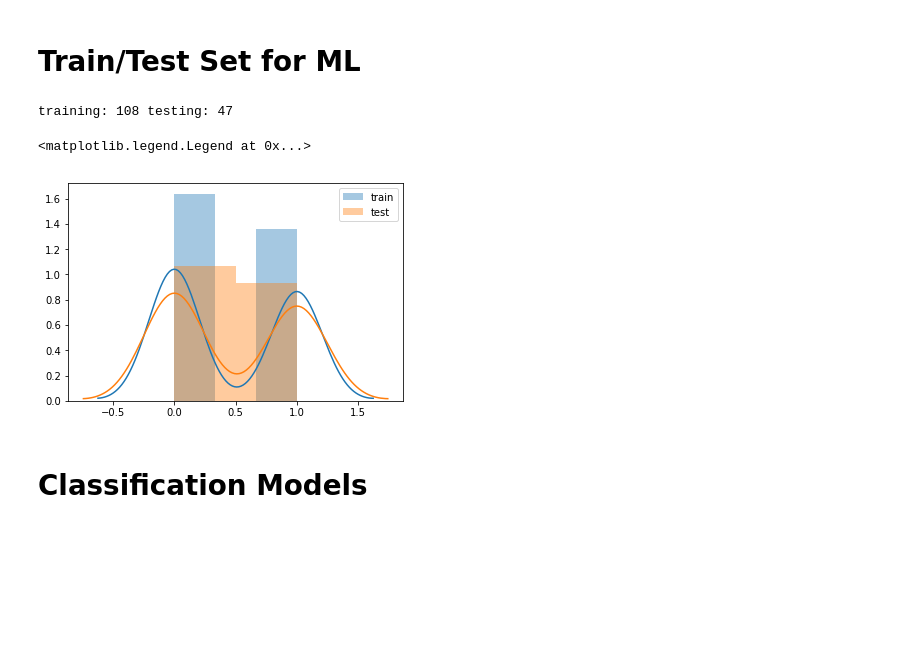
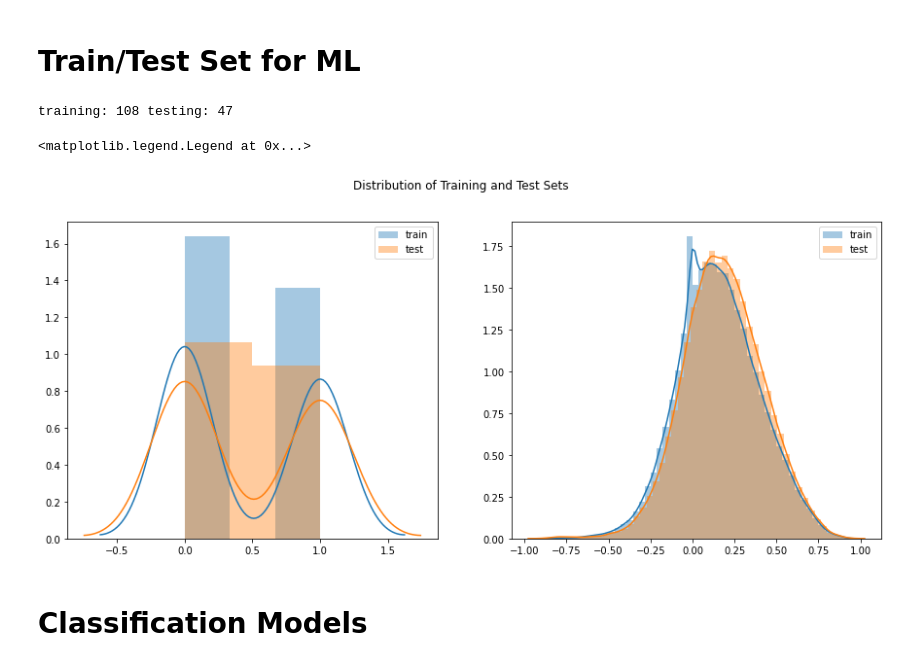
Before and after one commit to brainhack-school2020/tjays7_fmri, a Jupyter notebook: Gender-Classification-fMRI.ipynb, the cells around one changed output. Saved outputs shown, nothing was run; the diff lists cells and outputs as text; code cells hidden in the pictures; blank space fills up the shorter version.

```diff
--- a/Gender-Classification-fMRI.ipynb
+++ b/Gender-Classification-fMRI.ipynb
@@ -284,7 +298,7 @@ from sklearn.model_selection import train_test_split
 # Split the sample to training/validation with a 70/30 ratio, and
 # stratify by df_labels, and also shuffle the data.
 
-def train_val_sets (df_features, df_labels):
+def train_test_sets (df_features, df_labels):
     X_train, X_val, y_train, y_val = train_test_split(
                                                     df_features, # x
                                                     df_labels.values, # y
@@ -305,19 +319,25 @@ def train_val_sets (df_features, df_labels):
 
     print('training:', len(X_train), 'testing:', len(X_val))
     return X_train, X_val, y_train, y_val
-# %% [output]
-training: 108 testing: 47
 # %%
-X_train, X_val, y_train, y_val = train_val_sets(df_features, df_labels)
+X_train, X_test, y_train, y_test = train_test_sets(df_features, df_labels)
+# %% [output]
+training: 108 testing: 47
-# %%
-# Plotting distribution of y_train and y_test samples
-
-sns.distplot(y_train,label='train')
-sns.distplot(y_val,label='val')
-plt.legend()
-# %% [output]
-<matplotlib.legend.Legend at 0x...>
-[figure, removed]
+# %%
+# Plotting distribution of Training and Test samples
+
+fig, ax = plt.subplots(1, 2, figsize = (15,6))
+fig.suptitle("Distribution of Training and Test Sets")
+
+sns.distplot(y_train,label='train', ax = ax[0])
+sns.distplot(y_test,label='test', ax = ax[0])
+ax[0].legend()
+sns.distplot(X_train,label='train', ax = ax[1])
+sns.distplot(X_test,label='test', ax = ax[1])
+ax[1].legend()
+# %% [output]
+<matplotlib.legend.Legend at 0x...>
+[figure, added]
 # %% [markdown]
 # Classification Models
 # %%
```
Also changed, not shown: parts of 16 cells of this notebook.
